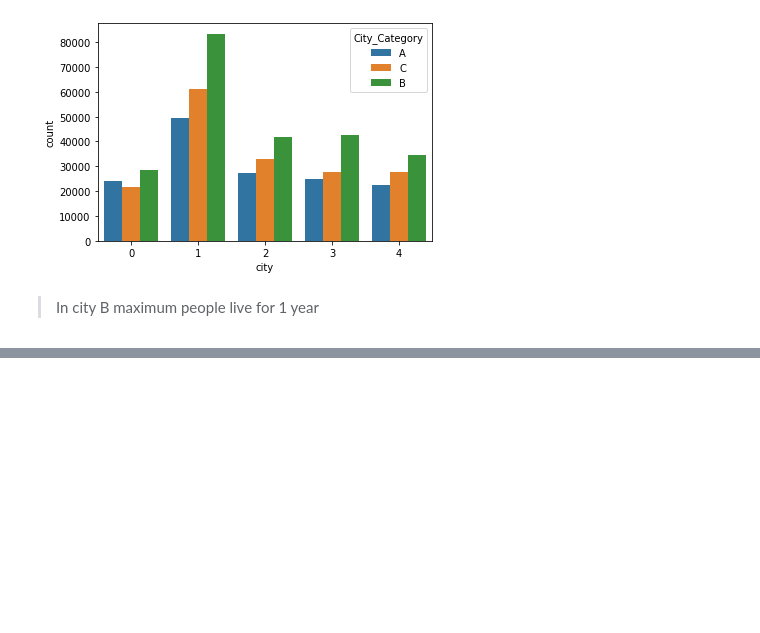
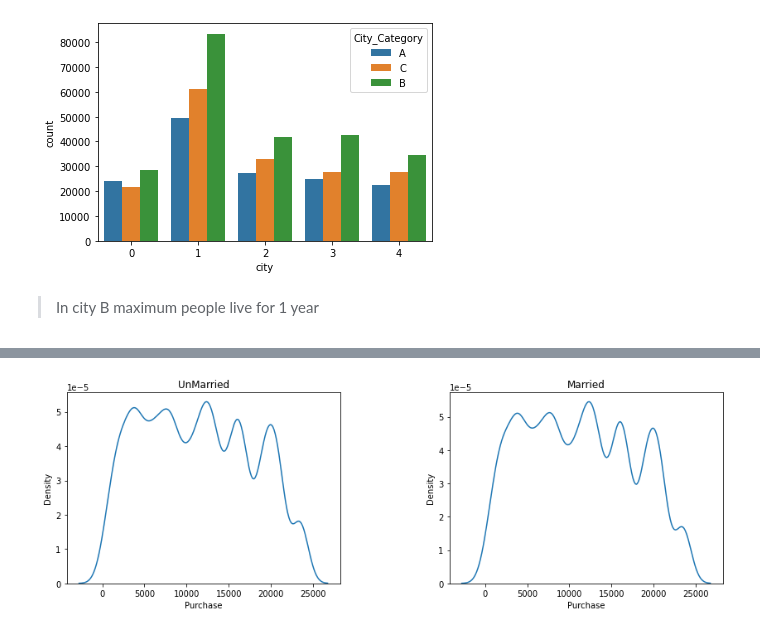
Before and after one commit to AnvithAnvi/Black-Friday-Sale-EDA, a Jupyter notebook: BF_Sale_EDA.ipynb, the cells around one changed output, grey strips where cells are left out. Cells and saved outputs as stored; diff of their text form; code cells hidden in the pictures; blank space fills up the shorter version.

```diff
--- a/BF_Sale_EDA.ipynb
+++ b/BF_Sale_EDA.ipynb
@@ -549,0 +607,17 @@ sns.countplot(x = 'city',data = data,hue='City_Category')
+# %%
+UM_P=data[data['maritial']==0].value_counts('Purchase').to_frame()
+M_P=data[data['maritial']==1].value_counts('Purchase').to_frame()
+plt.figure(figsize=(10,4))
+plt.subplots_adjust(left=0.1,
+                    bottom=0.1,
+                    right=1.2,
+                    top=0.9,
+                    wspace=0.4,
+                    hspace=0.4)
+plt.subplot(1,2,1)
+sns.kdeplot('Purchase',data=UM_P).set_title('UnMarried')
+plt.subplot(1,2,2)
+sns.kdeplot('Purchase',data=M_P).set_title('Married')
+plt.show()
+# %% [output]
+[figure, added]
```
Also changed, not shown: parts of 10 cells of this notebook.
